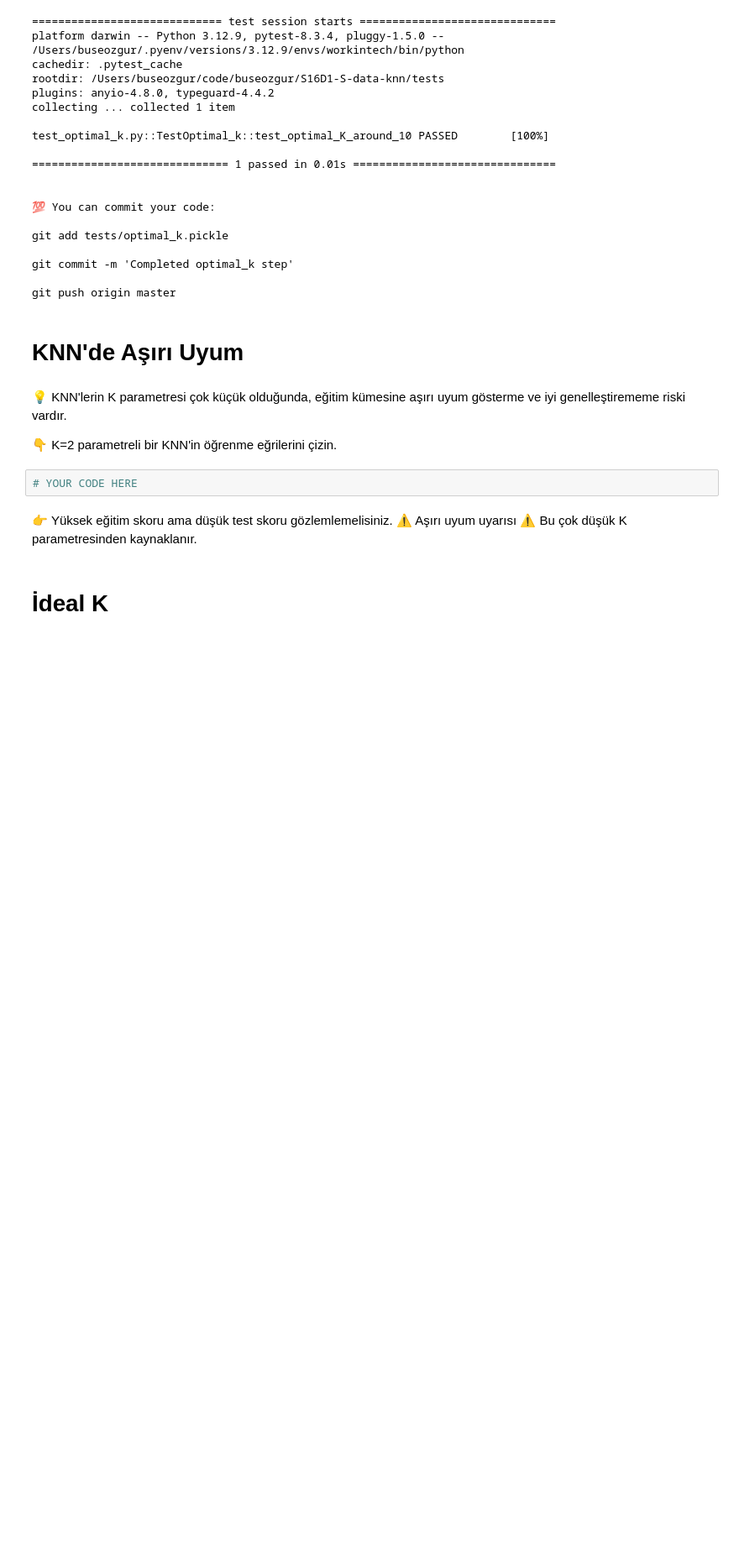
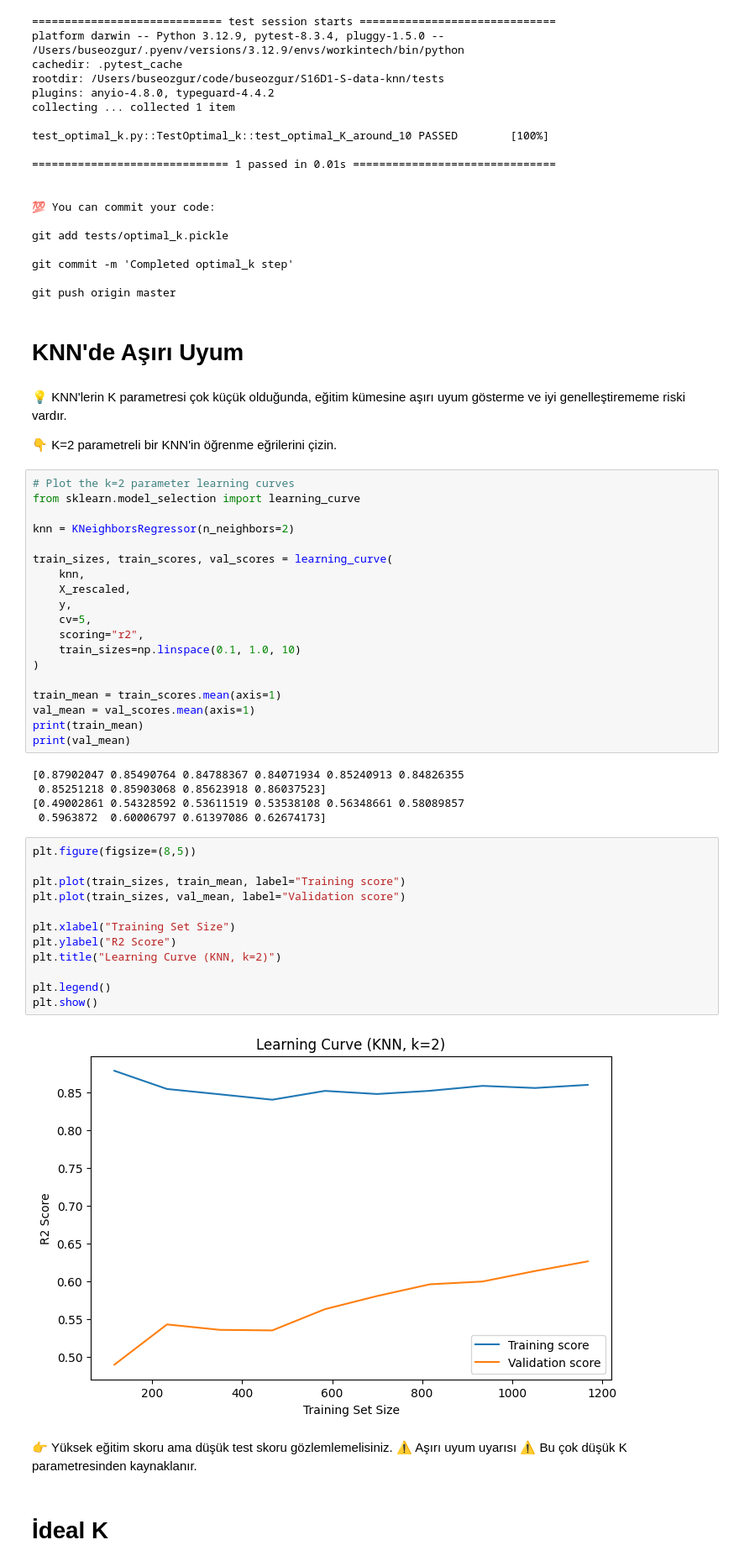
Before and after one commit to buseozgur/S16D1-S-data-knn, a Jupyter notebook: KNN.ipynb, the cells around one changed output. Shown at 84% size. Cells and saved outputs as stored; diff of their text form; blank space fills up the shorter version.

```diff
--- a/KNN.ipynb
+++ b/KNN.ipynb
@@ -275,8 +275,44 @@ git push origin master
 💡 KNN'lerin K parametresi çok küçük olduğunda, eğitim kümesine aşırı uyum gösterme ve iyi genelleştirememe riski vardır.
 
 👇 K=2 parametreli bir KNN'in öğrenme eğrilerini çizin.
-# %%
-# YOUR CODE HERE
+# %%
+# Plot the k=2 parameter learning curves
+from sklearn.model_selection import learning_curve
+
+knn = KNeighborsRegressor(n_neighbors=2)
+
+train_sizes, train_scores, val_scores = learning_curve(
+    knn,
+    X_rescaled,
+    y,
+    cv=5,
+    scoring="r2",
+    train_sizes=np.linspace(0.1, 1.0, 10)
+)
+
+train_mean = train_scores.mean(axis=1)
+val_mean = val_scores.mean(axis=1)
+print(train_mean)
+print(val_mean)
+# %% [output]
+[0.87902047 0.85490764 0.84788367 0.84071934 0.85240913 0.84826355
+ 0.85251218 0.85903068 0.85623918 0.86037523]
+[0.49002861 0.54328592 0.53611519 0.53538108 0.56348661 0.58089857
+ 0.5963872  0.60006797 0.61397086 0.62674173]
+# %%
+plt.figure(figsize=(8,5))
+
+plt.plot(train_sizes, train_mean, label="Training score")
+plt.plot(train_sizes, val_mean, label="Validation score")
+
+plt.xlabel("Training Set Size")
+plt.ylabel("R2 Score")
+plt.title("Learning Curve (KNN, k=2)")
+
+plt.legend()
+plt.show()
+# %% [output]
+[figure, added]
 # %% [markdown]
 👉 Yüksek eğitim skoru ama düşük test skoru gözlemlemelisiniz. ⚠️ Aşırı uyum uyarısı ⚠️ Bu çok düşük K parametresinden kaynaklanır.
 # %% [markdown]
```
Also changed, not shown: parts of 8 cells of this notebook.
